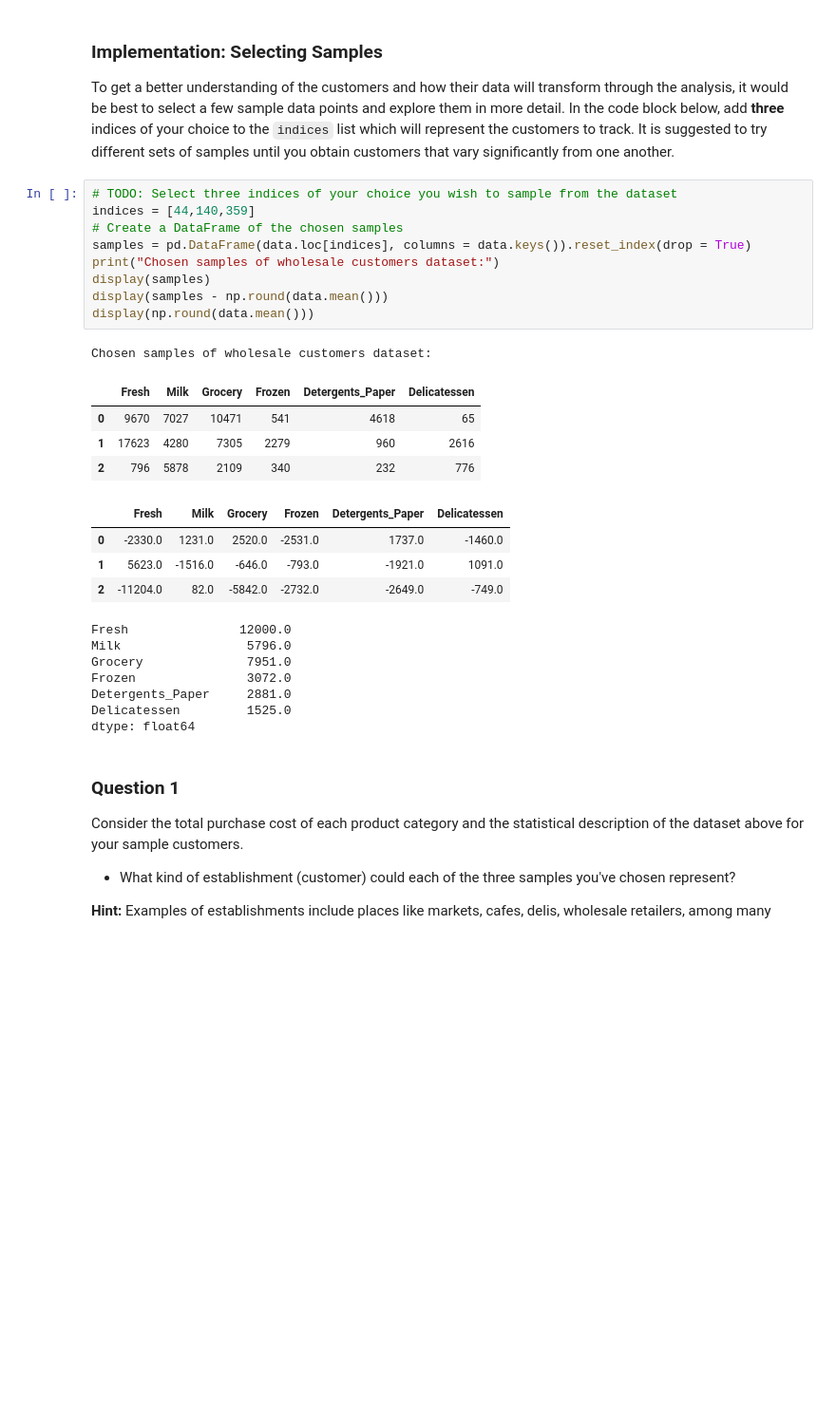
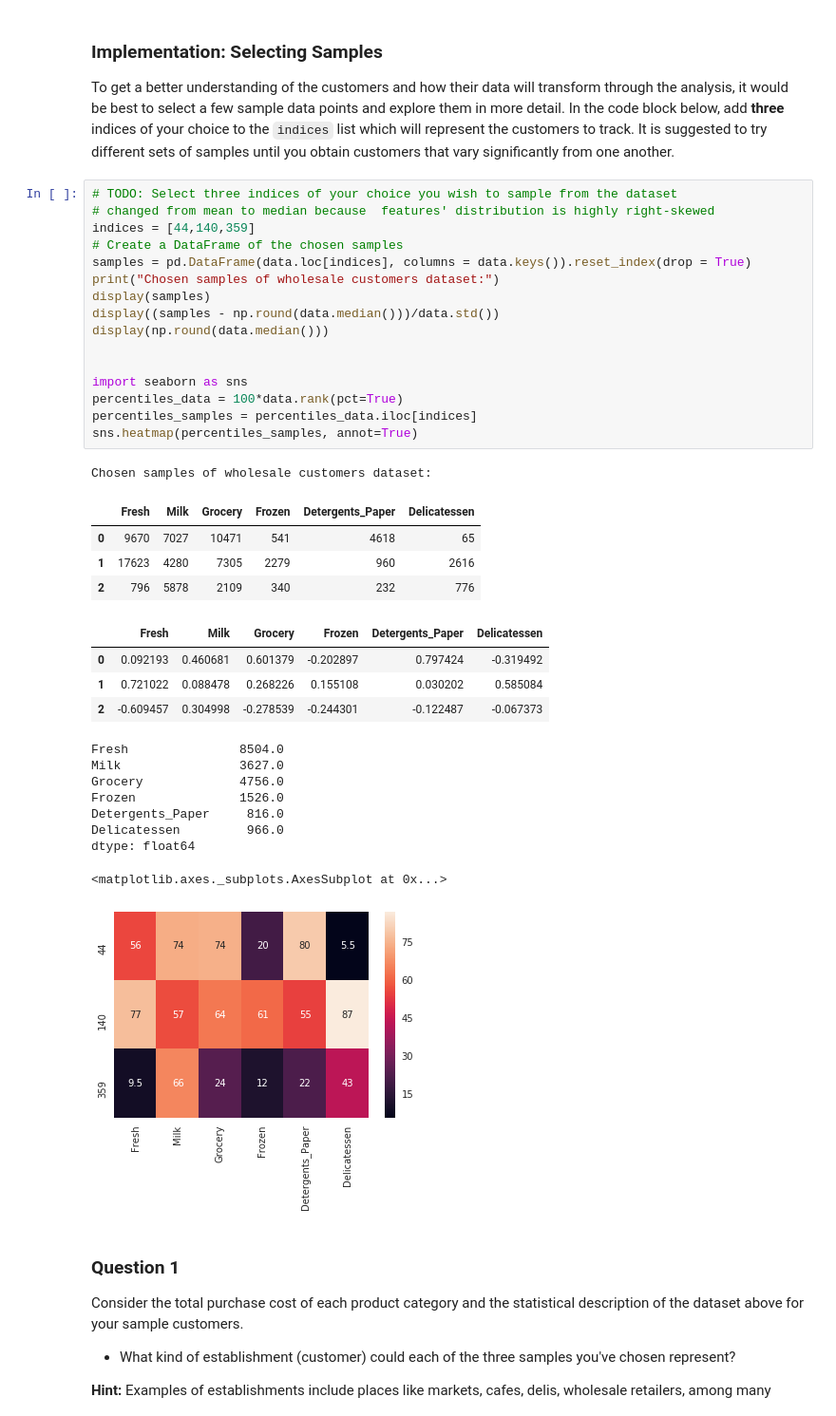
Before and after one commit to George3000/customer_segmentation, a Jupyter notebook: customer_segments.ipynb, the cells around one changed output. Shown at 95% size. Drawn from its saved outputs; the diff is of its cells as text; blank space fills up the shorter version.

```diff
--- a/customer_segments.ipynb
+++ b/customer_segments.ipynb
@@ -60,30 +60,39 @@ display(data.describe())
 To get a better understanding of the customers and how their data will transform through the analysis, it would be best to select a few sample data points and explore them in more detail. In the code block below, add **three** indices of your choice to the `indices` list which will represent the customers to track. It is suggested to try different sets of samples until you obtain customers that vary significantly from one another.
 # %%
 # TODO: Select three indices of your choice you wish to sample from the dataset
+# changed from mean to median because  features' distribution is highly right-skewed
 indices = [44,140,359]
 # Create a DataFrame of the chosen samples
 samples = pd.DataFrame(data.loc[indices], columns = data.keys()).reset_index(drop = True)
 print("Chosen samples of wholesale customers dataset:")
 display(samples)
-display(samples - np.round(data.mean()))
-display(np.round(data.mean()))
+display((samples - np.round(data.median()))/data.std())
+display(np.round(data.median()))
+
+
+import seaborn as sns
+percentiles_data = 100*data.rank(pct=True)
+percentiles_samples = percentiles_data.iloc[indices]
+sns.heatmap(percentiles_samples, annot=True)
 # %% [output]
 Chosen samples of wholesale customers dataset:
 |  | Fresh | Milk | Grocery | Frozen | Detergents_Paper | Delicatessen |
 | 0 | 9670 | 7027 | 10471 | 541 | 4618 | 65 |
 | 1 | 17623 | 4280 | 7305 | 2279 | 960 | 2616 |
 | 2 | 796 | 5878 | 2109 | 340 | 232 | 776 |
 |  | Fresh | Milk | Grocery | Frozen | Detergents_Paper | Delicatessen |
-| 0 | -2330.0 | 1231.0 | 2520.0 | -2531.0 | 1737.0 | -1460.0 |
-| 1 | 5623.0 | -1516.0 | -646.0 | -793.0 | -1921.0 | 1091.0 |
-| 2 | -11204.0 | 82.0 | -5842.0 | -2732.0 | -2649.0 | -749.0 |
+| 0 | 0.092193 | 0.460681 | 0.601379 | -0.202897 | 0.797424 | -0.319492 |
+| 1 | 0.721022 | 0.088478 | 0.268226 | 0.155108 | 0.030202 | 0.585084 |
+| 2 | -0.609457 | 0.304998 | -0.278539 | -0.244301 | -0.122487 | -0.067373 |
-Fresh               12000.0
-Milk                 5796.0
-Grocery              7951.0
-Frozen               3072.0
-Detergents_Paper     2881.0
-Delicatessen         1525.0
+Fresh               8504.0
+Milk                3627.0
+Grocery             4756.0
+Frozen              1526.0
+Detergents_Paper     816.0
+Delicatessen         966.0
 dtype: float64
+<matplotlib.axes._subplots.AxesSubplot at 0x...>
+[figure, added]
 # %% [markdown]
 ### Question 1
 Consider the total purchase cost of each product category and the statistical description of the dataset above for your sample customers.
```
Also changed, not shown: parts of 15 cells of this notebook, 2 other files.
